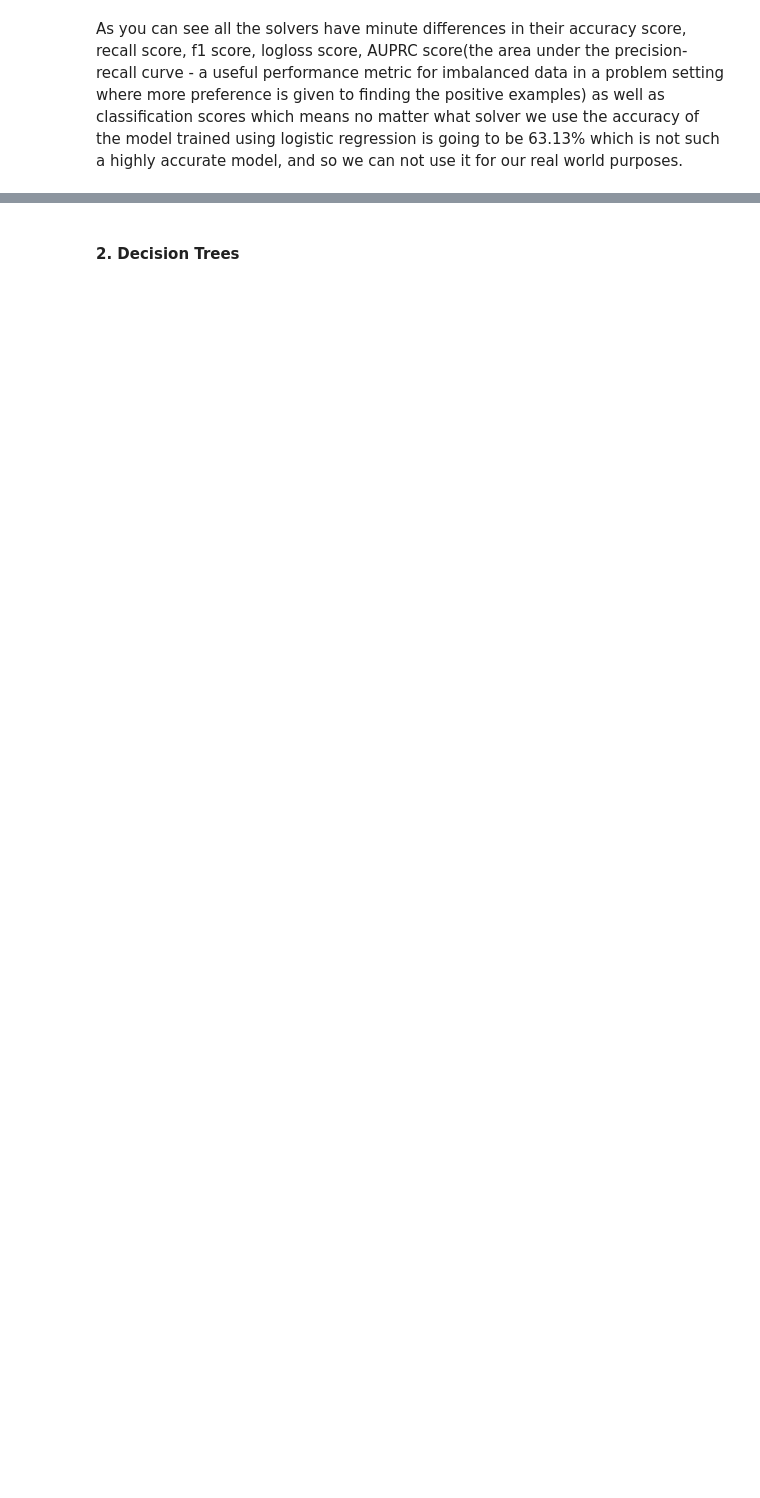
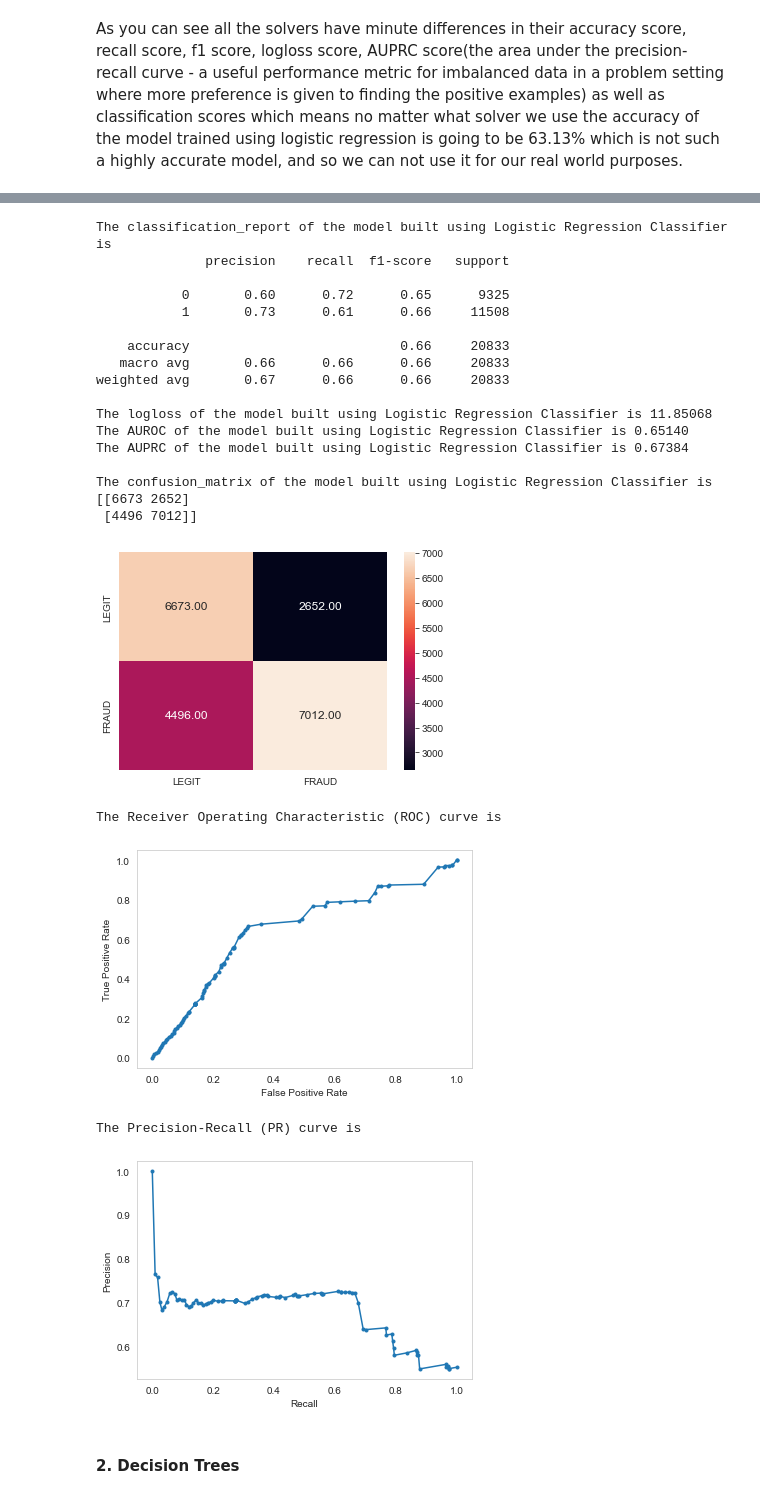
Before and after one commit to saitharun24/Fraud_detection, a Jupyter notebook: MLDM_Case Study.ipynb, the cells around one changed output, grey strips where cells are left out. Drawn from its saved outputs; the diff is of its cells as text; code cells hidden in the pictures; blank space fills up the shorter version.

```diff
--- a/MLDM_Case Study.ipynb
+++ b/MLDM_Case Study.ipynb
@@ -698,2 +785,13 @@ The confusion matrix for the logistic regression using the solver 'saga' is:
 # %% [markdown]
 As you can see all the solvers have minute differences in their accuracy score, recall score, f1 score, logloss score, AUPRC score(the area under the precision-recall curve - a useful performance metric for imbalanced data in a problem setting where more preference is given to finding the positive examples) as well as classification scores which means no matter what solver we use the accuracy of the model trained using logistic regression is going to be 63.13% which is not such a highly accurate model, and so we can not use it for our real world purposes.
+# %%
+log_reg = LogisticRegression()
+param_grid = {
+'penalty' : ['l1', 'l2', 'none'],
+'C' : np.logspace(-4, 4, 20),
+'solver' : ['lbfgs', 'newton-cg', 'liblinear', 'sag', 'saga'],
+'max_iter' : [100, 1000, 2500]
+}
+grid_log = GridSearchCV(log_reg, param_grid = param_grid, cv = 3, verbose=3, n_jobs=-1)
+grid_log.fit(X_train, y_train)
+print(grid_log.best_params_)
@@ -700,2 +801,41 @@ As you can see all the solvers have minute differences in their accuracy score,
+# %%
+log_reg = LogisticRegression(C=0.0006951927961775605, max_iter= 100, penalty = 'l1', solver= 'saga')
+log_reg.fit(X_train, y_train)
+pred = log_reg.predict(X_test)
+props = log_reg.predict_proba(X_test)[:,1]
+scores = performance_metrics(y_test, pred, props)
+# %%
+# Checking the accuracy of our model
+
+scores = performance_metrics(y_test, pred, props)
+print_metrics('Logistic Regression', scores)
+
+
+# Displaying the confusion matrix as a heatmap, ROC curve and PR curve for visualization
+
+disp_graphs(scores['confusion_matrix'], y_test, props)
+# %% [output]
+The classification_report of the model built using Logistic Regression Classifier is
+              precision    recall  f1-score   support
+
+           0       0.60      0.72      0.65      9325
+           1       0.73      0.61      0.66     11508
+
+    accuracy                           0.66     20833
+   macro avg       0.66      0.66      0.66     20833
+weighted avg       0.67      0.66      0.66     20833
+
+The logloss of the model built using Logistic Regression Classifier is 11.85068
+The AUROC of the model built using Logistic Regression Classifier is 0.65140
+The AUPRC of the model built using Logistic Regression Classifier is 0.67384
+
+The confusion_matrix of the model built using Logistic Regression Classifier is
+[[6673 2652]
+ [4496 7012]]
+[figure, added]
+The Receiver Operating Characteristic (ROC) curve is
+[figure, added]
+The Precision-Recall (PR) curve is
+[figure, added]
 # %% [markdown]
 #### 2. Decision Trees
```
Also changed, not shown: parts of 49 cells of this notebook.
